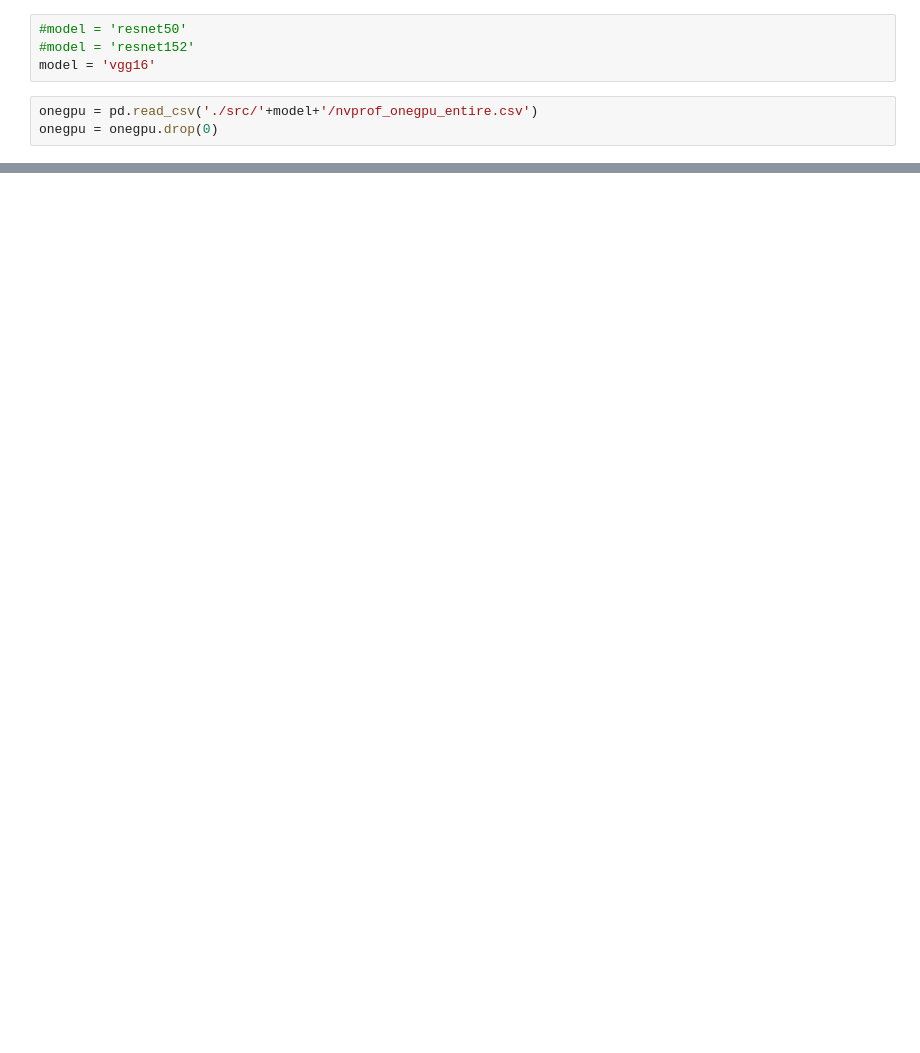
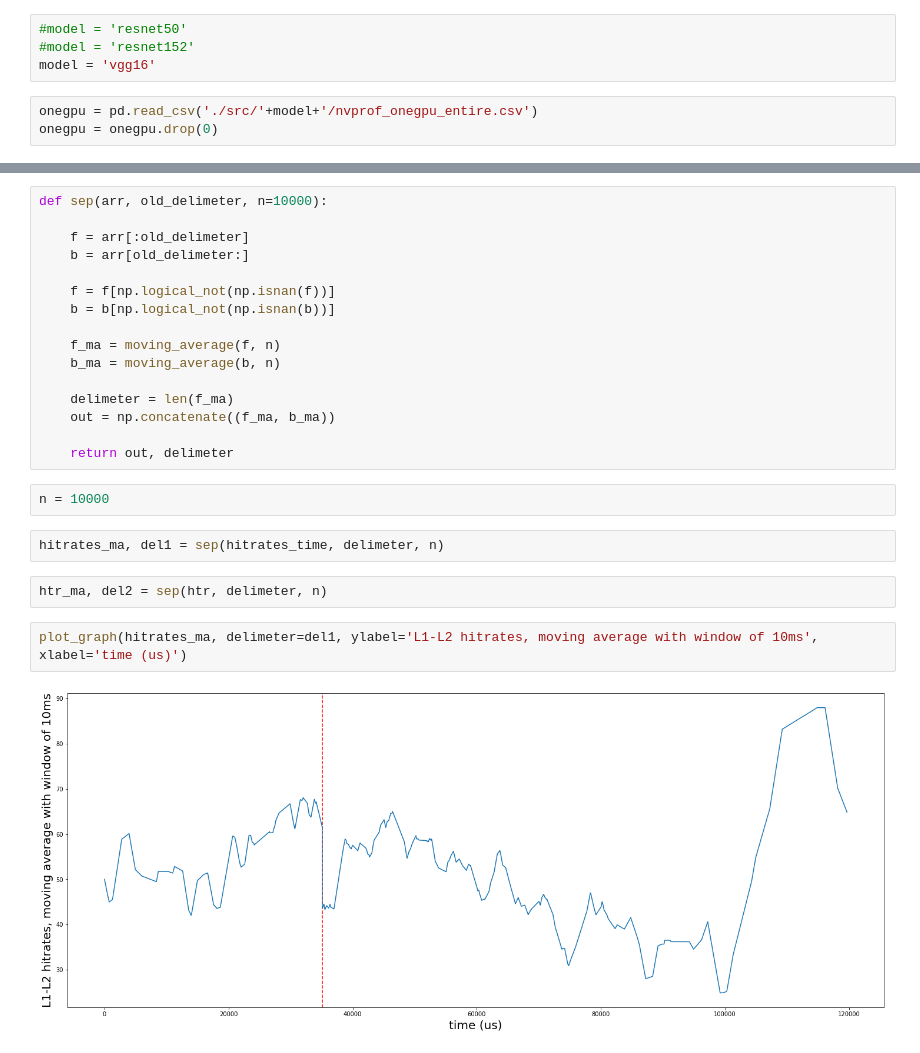
Before and after one commit to Yassawe/cacheThrashingVisualization, a Jupyter notebook: visualize.ipynb, the cells around one changed output, grey strips where cells are left out. Saved outputs shown, nothing was run; the diff lists cells and outputs as text; blank space fills up the shorter version.

```diff
--- a/visualize.ipynb
+++ b/visualize.ipynb
@@ -93,0 +107,26 @@ plot_bar(trans4_nooverlap, 'L1-L2 transactions')
+# %%
+def sep(arr, old_delimeter, n=10000):
+
+    f = arr[:old_delimeter]
+    b = arr[old_delimeter:]
+
+    f = f[np.logical_not(np.isnan(f))]
+    b = b[np.logical_not(np.isnan(b))]
+
+    f_ma = moving_average(f, n)
+    b_ma = moving_average(b, n)
+
+    delimeter = len(f_ma)
+    out = np.concatenate((f_ma, b_ma))
+
+    return out, delimeter
+# %%
+n = 10000
+# %%
+hitrates_ma, del1 = sep(hitrates_time, delimeter, n)
+# %%
+htr_ma, del2 = sep(htr, delimeter, n)
+# %%
+plot_graph(hitrates_ma, delimeter=del1, ylabel='L1-L2 hitrates, moving average with window of 10ms', xlabel='time (us)')
+# %% [output]
+[figure, added]
```
Also changed, not shown: parts of 39 cells of this notebook, 3 other files.
